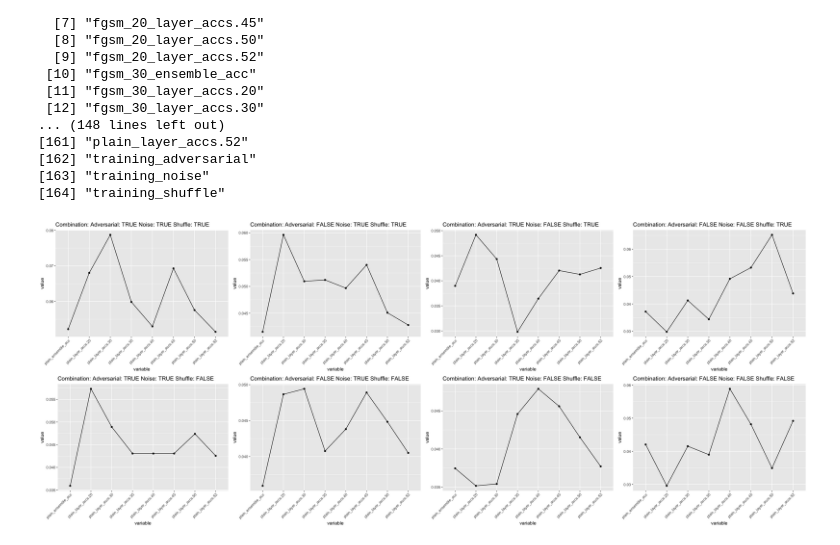
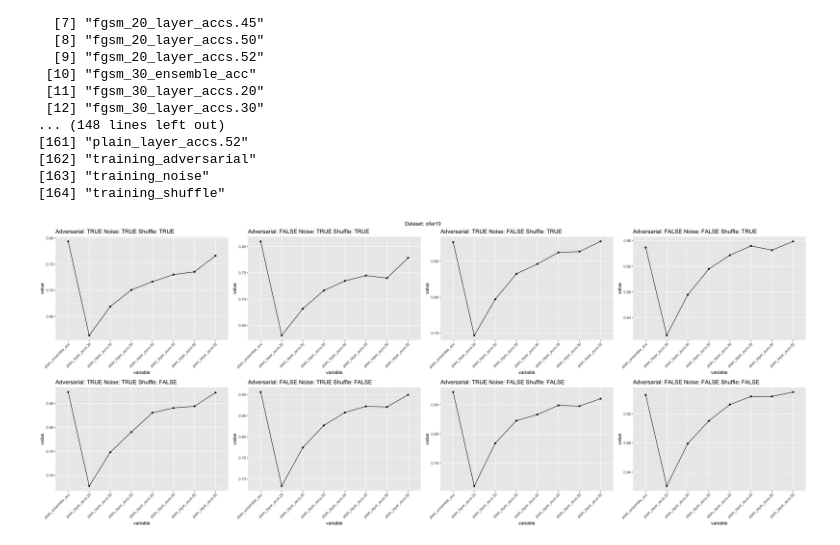
Before and after one commit to ETH-DISCO/self-ensembling, a Jupyter notebook: 2-self-ensemble/plot.ipynb, the cells around one changed output. Cells and saved outputs as stored; diff of their text form; code cells hidden in the pictures.

```diff
--- a/2-self-ensemble/plot.ipynb
+++ b/2-self-ensemble/plot.ipynb
@@ -16,7 +16,7 @@ df <- ndjson::stream_in("./self_ensemble.jsonl")
 # df_cifar100 <- df[df$dataset == "cifar100",]
 # df_imagenette <- df[df$dataset == "imagenette",]
 
-df <- df[df$dataset == "imagenette",]
+# df <- df[df$dataset == "imagenette",]
 
 print(names(df))
 # %% [output]
@@ -38,40 +38,42 @@ print(names(df))
 [163] "training_noise"
 [164] "training_shuffle"
 # %%
-combs <- expand.grid(
-  training_adversarial = c(TRUE, FALSE),
-  training_noise = c(TRUE, FALSE),
-  training_shuffle = c(TRUE, FALSE)
-)
+options(repr.plot.width=25, repr.plot.height=10)
 
 acc_cols <- c("plain_ensemble_acc", "plain_layer_accs.20", "plain_layer_accs.30",
              "plain_layer_accs.35", "plain_layer_accs.40", "plain_layer_accs.45",
              "plain_layer_accs.50", "plain_layer_accs.52")
 
 
-options(repr.plot.width=25, repr.plot.height=10)
+for (ds in unique(df$dataset)) {
+    df_ds <- df[df$dataset == ds,]
 
-plots <- list()
+    plots <- list()
+    combs <- expand.grid(
+        training_adversarial = c(TRUE, FALSE),
+        training_noise = c(TRUE, FALSE),
+        training_shuffle = c(TRUE, FALSE)
+    )
+    for (i in 1:nrow(combs)) {
+        filtered_df <- df_ds[df_ds$training_adversarial == combs$training_adversarial[i] &
+                       df_ds$training_noise == combs$training_noise[i] &
+                       df_ds$training_shuffle == combs$training_shuffle[i], ]
 
-for (i in 1:nrow(combs)) {
-    filtered_df <- df[df$training_adversarial == combs$training_adversarial[i] &
-                   df$training_noise == combs$training_noise[i] &
-                   df$training_shuffle == combs$training_shuffle[i], ]
+        melted_df <- melt(filtered_df, measure.vars = acc_cols)
 
-    melted_df <- melt(filtered_df, measure.vars = acc_cols)
+        p <- ggplot(data = melted_df, aes(x = variable, y = value, group = 1)) +
+            geom_line() +
+            geom_point() +
+            ggtitle(paste(
+                        "Adversarial:", combs$training_adversarial[i],
+                        "Noise:", combs$training_noise[i],
+                        "Shuffle:", combs$training_shuffle[i])) +
+            theme(axis.text.x = element_text(angle = 45, hjust = 1))
 
-    p <- ggplot(data = melted_df, aes(x = variable, y = value, group = 1)) +
-        geom_line() +
-        geom_point() +
-        ggtitle(paste("Combination:",
-                    "Adversarial:", combs$training_adversarial[i],
-                    "Noise:", combs$training_noise[i],
-                    "Shuffle:", combs$training_shuffle[i])) +
-        theme(axis.text.x = element_text(angle = 45, hjust = 1))
+        plots[[i]] <- p
+    }
 
-    plots[[i]] <- p
+    gridExtra::grid.arrange(grobs = plots, ncol = 4, top = paste("Dataset:", ds))
 }
-
-do.call(grid.arrange, c(plots, ncol = 4))
 # %% [output]
-[figure, old version]
+[figure, new version]
```
